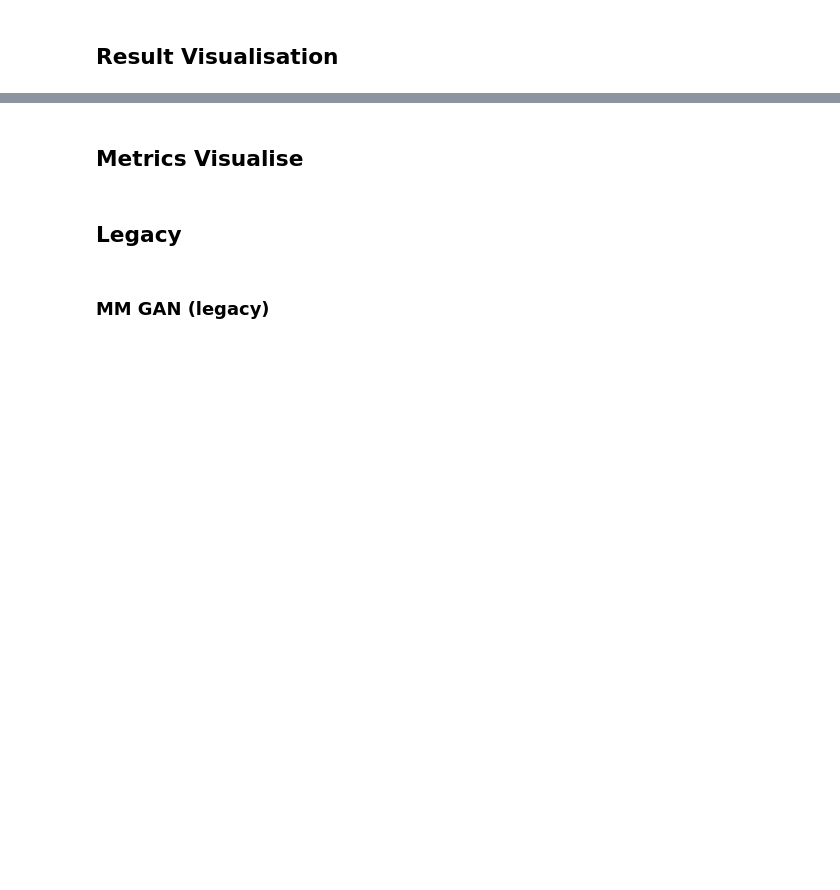
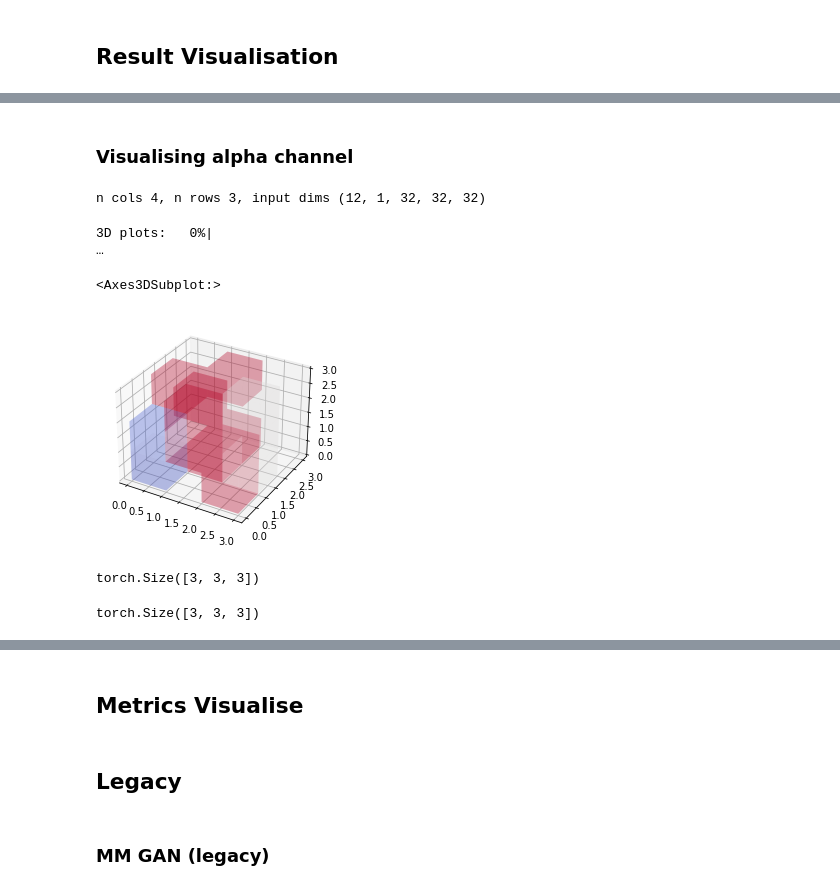
Before and after one commit to chaosarium/3D-GANCA, a Jupyter notebook: GANCA train.ipynb, the cells around one changed output, grey strips where cells are left out. Saved outputs shown, nothing was run; the diff lists cells and outputs as text; code cells hidden in the pictures; blank space fills up the shorter version.

```diff
--- a/GANCA train.ipynb
+++ b/GANCA train.ipynb
@@ -364,0 +404,48 @@ logger.experiment.add_image("test generated imgs", img, 3)
+# %% [markdown]
+### Visualising alpha channel
+# %%
+max_epoch = 10
+snapshots_folder_path = 'lightning_logs/GANCA/version_13/gen_snapshots'
+for i in range(max_epoch):
+    try:
+        loaded = np.load(snapshots_folder_path + f'/epoch_{i}_alpha.npy')
+        # cut in half to see inside
+        fig = visualise_helper.alpha_states_to_graphs(
+                loaded,
+                n_cols=model.validation_noise.shape[0],
+                n_rows= int(loaded.shape[0] / model.validation_noise.shape[0]),
+                size_multiplier=4,
+                explode = True, # this makes covered voxels visible
+            )
+        fig.savefig(snapshots_folder_path + f'/epoch_{i}_alpha.png')
+    except: pass
+# %% [output]
+n cols 4, n rows 3, input dims (12, 1, 32, 32, 32)
+3D plots:   0%|                                                                                               …
+# %%
+filled = np.array([
+    [[-1, -0.9, 0], [0, 0, 1], [0, 1, 0]],
+    [[0, 1, 1], [1, 0, 0], [1, 0, 1]],
+    [[1, 1, 0], [0.01, 0.01, 0.01], [0, 0, 0]]
+])
+
+visualise_helper.visualise_world_alpha(filled)
+# %% [output]
+<Axes3DSubplot:>
+[figure, added]
+# %%
+world = torch.tensor([
+    [[0, 0, 0], [0, 0, 0], [0, 0, 0]],
+    [[0, 0, 0], [0, 1, 0], [0, 0, 0]],
+    [[0, 0, 0], [0, 1, 0], [0, 0, 0]]
+])
+world.shape
+# %% [output]
+torch.Size([3, 3, 3])
+# %%
+real_alpha = torch.zeros(world.shape)
+real_alpha = real_alpha + (world == 0) * -1
+real_alpha = real_alpha + (world != 0) * 1
+real_alpha.shape
+# %% [output]
+torch.Size([3, 3, 3])
```
Also changed, not shown: parts of 15 cells of this notebook, 3 other files.
